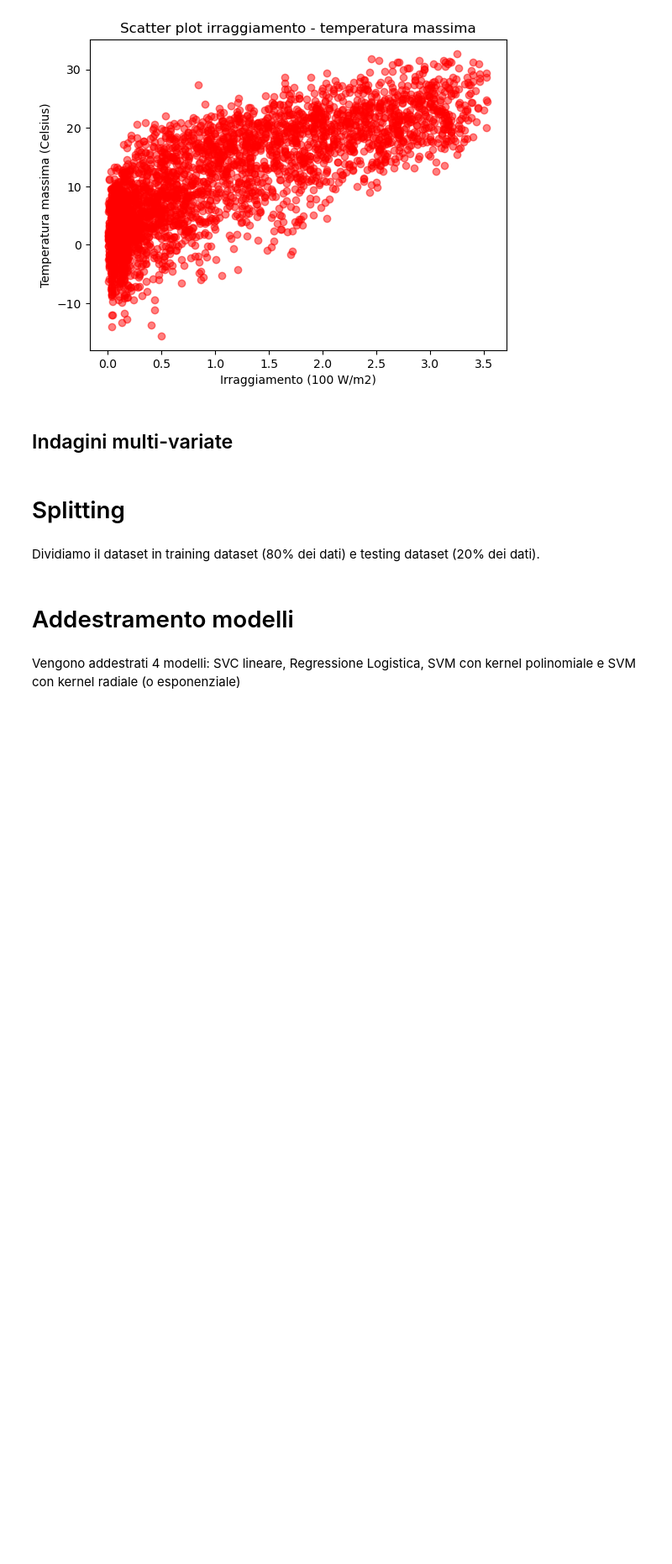
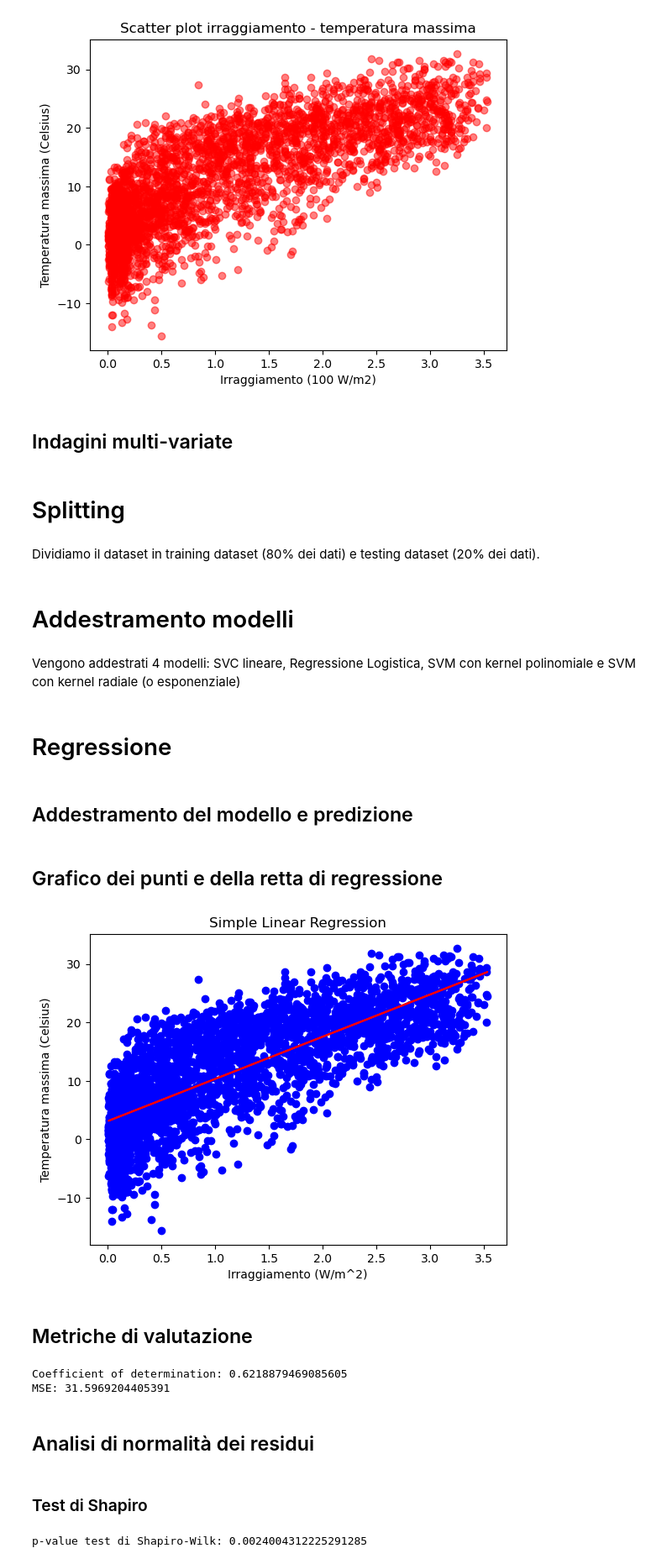
Before and after one commit to aka-buccia/progetto-statistica, a Jupyter notebook: reports/report.ipynb, the cells around one changed output. Shown at 84% size. Cells and saved outputs as stored; diff of their text form; code cells hidden in the pictures; blank space fills up the shorter version.

Commit message:
add: linear regression

```diff
--- a/reports/report.ipynb
+++ b/reports/report.ipynb
@@ -458,3 +461,49 @@ for modello in modelli:
     modello.fit(X_train, y_train)
 # %% [markdown]
 Vengono addestrati 4 modelli: SVC lineare, Regressione Logistica, SVM con kernel polinomiale e SVM con kernel radiale (o esponenziale)
+# %% [markdown]
+# Regressione
+# %% [markdown]
+## Addestramento del modello e predizione
+# %%
+X = df[f"{citta}_global_radiation"].values.reshape(-1, 1)
+Y_osservati = df[f"{citta}_temp_max"].values.reshape(-1, 1)
+modello_regressione_lineare = LinearRegression()
+modello_regressione_lineare.fit(X, Y_osservati)
+Y_predetti = modello_regressione_lineare.predict(X)
+# %% [markdown]
+## Grafico dei punti e della retta di regressione
+# %%
+# Plot the data points and the linear regression line
+plt.scatter(X, Y_osservati, color='blue')
+plt.plot(X, Y_predetti, color='red')
+
+# Add labels and a title to the plot
+plt.xlabel('Irraggiamento (W/m^2)')
+plt.ylabel('Temperatura massima (Celsius)')
+plt.title('Simple Linear Regression')
+
+# Display the plot
+plt.show()
+# %% [output]
+[figure, added]
+# %% [markdown]
+## Metriche di valutazione
+# %%
+print(f"Coefficient of determination: {r2_score(Y_osservati, Y_predetti)}")
+print(f"MSE: {mean_squared_error(Y_osservati, Y_predetti)}")
+# %% [output]
+Coefficient of determination: 0.6218879469085605
+MSE: 31.5969204405391
+# %% [markdown]
+## Analisi di normalità dei residui
+# %% [markdown]
+### Test di Shapiro
+# %%
+residui = Y_osservati - Y_predetti
+
+# Verifica normalità dei residui (test di shapiro)
+shapiro_test = shapiro(residui)
+print(f"p-value test di Shapiro-Wilk: {shapiro_test.pvalue}")
+# %% [output]
+p-value test di Shapiro-Wilk: 0.0024004312225291285
```
Also changed, not shown: parts of 2 cells of this notebook.
